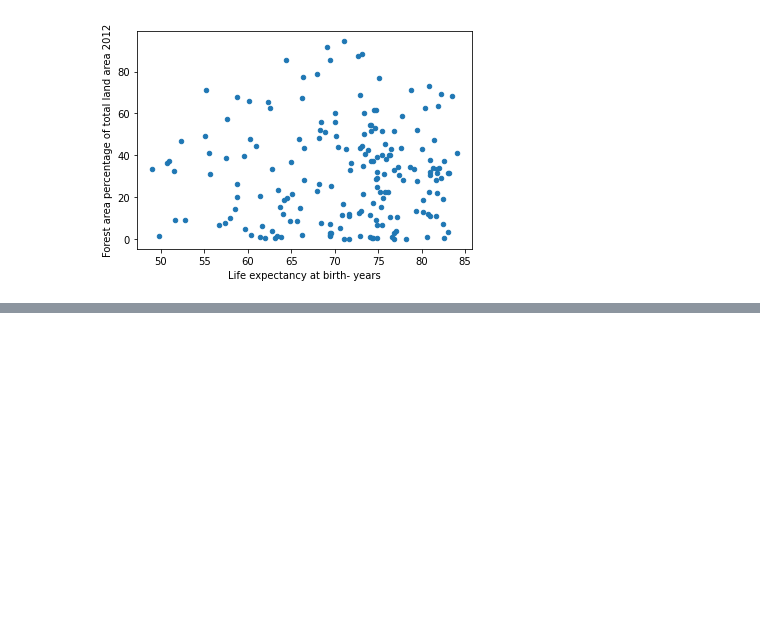
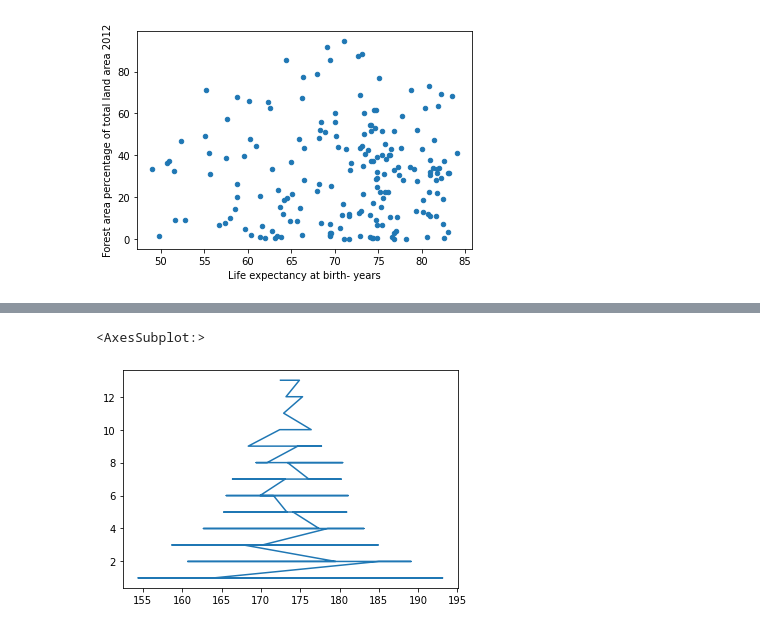
Before and after one commit to saanghyuk/data_science_python, a Jupyter notebook: dt-1/visualization.ipynb, the cells around one changed output, grey strips where cells are left out. Saved outputs shown, nothing was run; the diff lists cells and outputs as text; code cells hidden in the pictures; blank space fills up the shorter version.

```diff
--- a/dt-1/visualization.ipynb
+++ b/dt-1/visualization.ipynb
@@ -224,0 +230,3 @@ df.plot(kind='scatter', x=l, y=f)
+# %%
+body_df = pd.read_csv('resources/body.csv', index_col=0)
+body_df
@@ -224,0 +279,5 @@ df.plot(kind='scatter', x=l, y=f)
+# %%
+body_df['Height'].value_counts().sort_index().plot()
+# %% [output]
+<AxesSubplot:>
+[figure, added]
```
Also changed, not shown: parts of 27 cells of this notebook, 20 other files.
